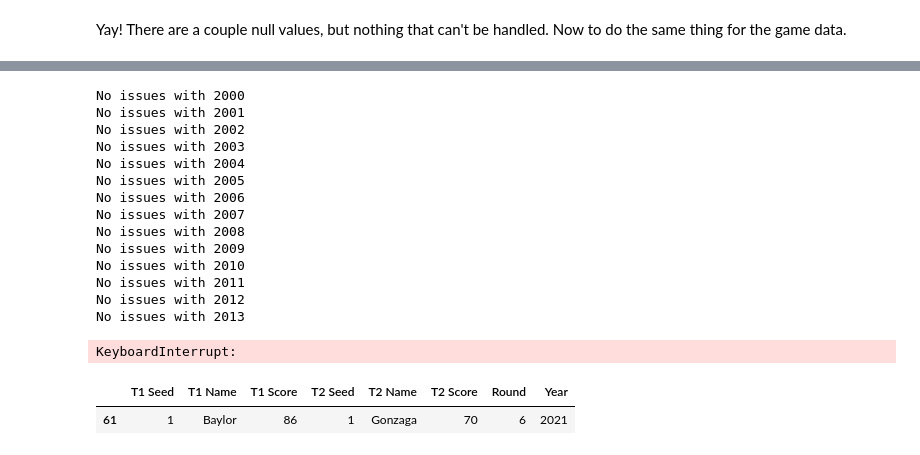
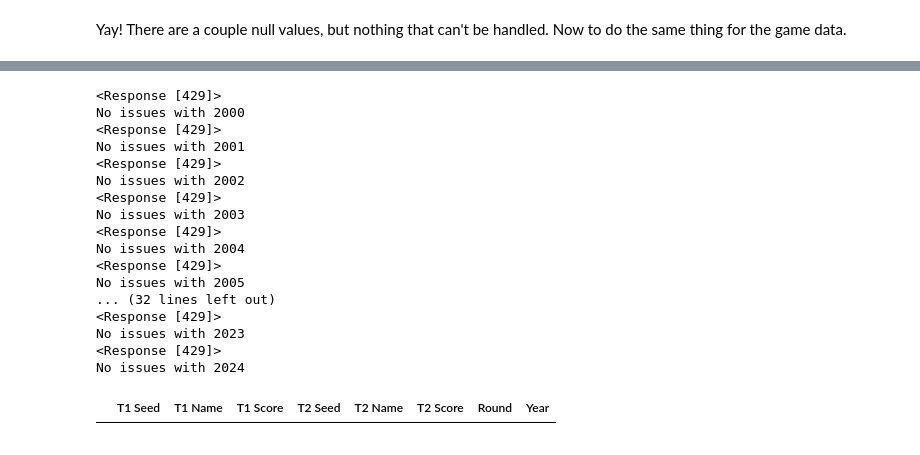
Before and after one commit to BARATZL/march-madness-supML, a Jupyter notebook: NCAAMB_ML.ipynb, the cells around one changed output, grey strips where cells are left out. Cells and saved outputs as stored; diff of their text form; code cells hidden in the pictures.

Commit message:
This function works! But I got a 429 response. Tomorrow I will begin merging.

```diff
--- a/NCAAMB_ML.ipynb
+++ b/NCAAMB_ML.ipynb
@@ -666,30 +627,32 @@ twoktest.head(40)
 for i in range(0,25):
   if i < 10:
     i = f'0{i}'
-    x = get_game_data(f'https://www.sports-reference.com/cbb/postseason/men/20{i}-ncaa.html')
+    game_data = get_game_data(f'https://www.sports-reference.com/cbb/postseason/men/20{i}-ncaa.html')
+    game_data.drop_duplicates(("T1 Name", "T2 Name","Year"),ignore_index=True,inplace = True)
   elif i == 20:
     continue
   else:
-    x = get_game_data(f'https://www.sports-reference.com/cbb/postseason/men/20{i}-ncaa.html')
-  tourney_df = pd.concat([tourney_df,x])
+    game_data = get_game_data(f'https://www.sports-reference.com/cbb/postseason/men/20{i}-ncaa.html')
+    game_data.drop_duplicates(("T1 Name", "T2 Name","Year"),ignore_index=True,inplace = True)
 # %% [output]
+<Response [429]>
 No issues with 2000
+<Response [429]>
 No issues with 2001
+<Response [429]>
 No issues with 2002
+<Response [429]>
 No issues with 2003
+<Response [429]>
 No issues with 2004
+<Response [429]>
 No issues with 2005
-No issues with 2006
-No issues with 2007
-No issues with 2008
-No issues with 2009
-No issues with 2010
-No issues with 2011
-No issues with 2012
-No issues with 2013
+... (32 lines left out)
+<Response [429]>
+No issues with 2023
+<Response [429]>
+No issues with 2024
-KeyboardInterrupt:
-# %%
-twoktest[61:65]
-# %% [output]
-|  | T1 Seed | T1 Name | T1 Score | T2 Seed | T2 Name | T2 Score | Round | Year |
-| 61 | 1 | Baylor | 86 | 1 | Gonzaga | 70 | 6 | 2021 |
+# %%
+game_data
+# %% [output]
+|  | T1 Seed | T1 Name | T1 Score | T2 Seed | T2 Name | T2 Score | Round | Year |
```
Also changed, not shown: parts of 3 cells of this notebook.
